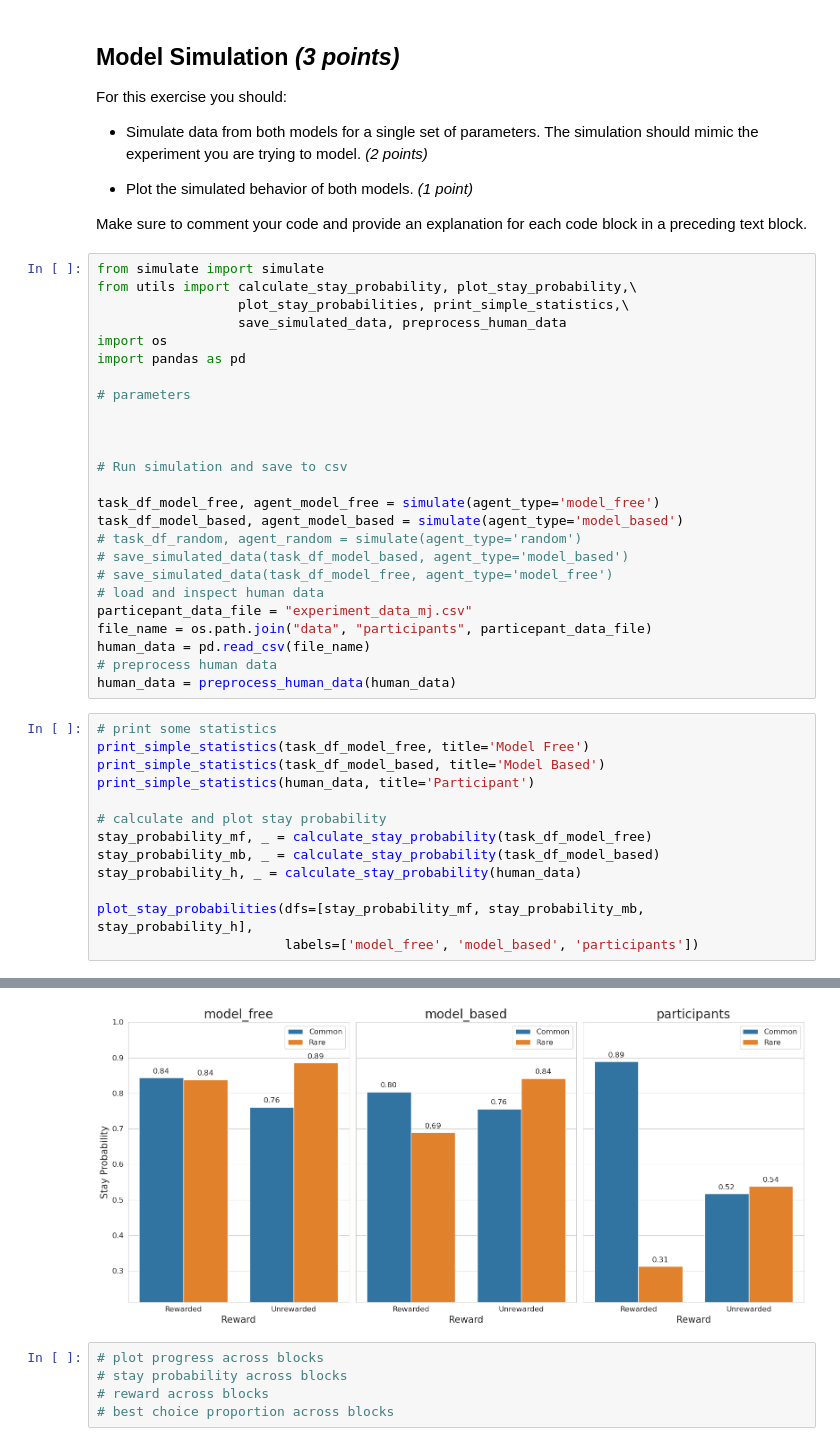
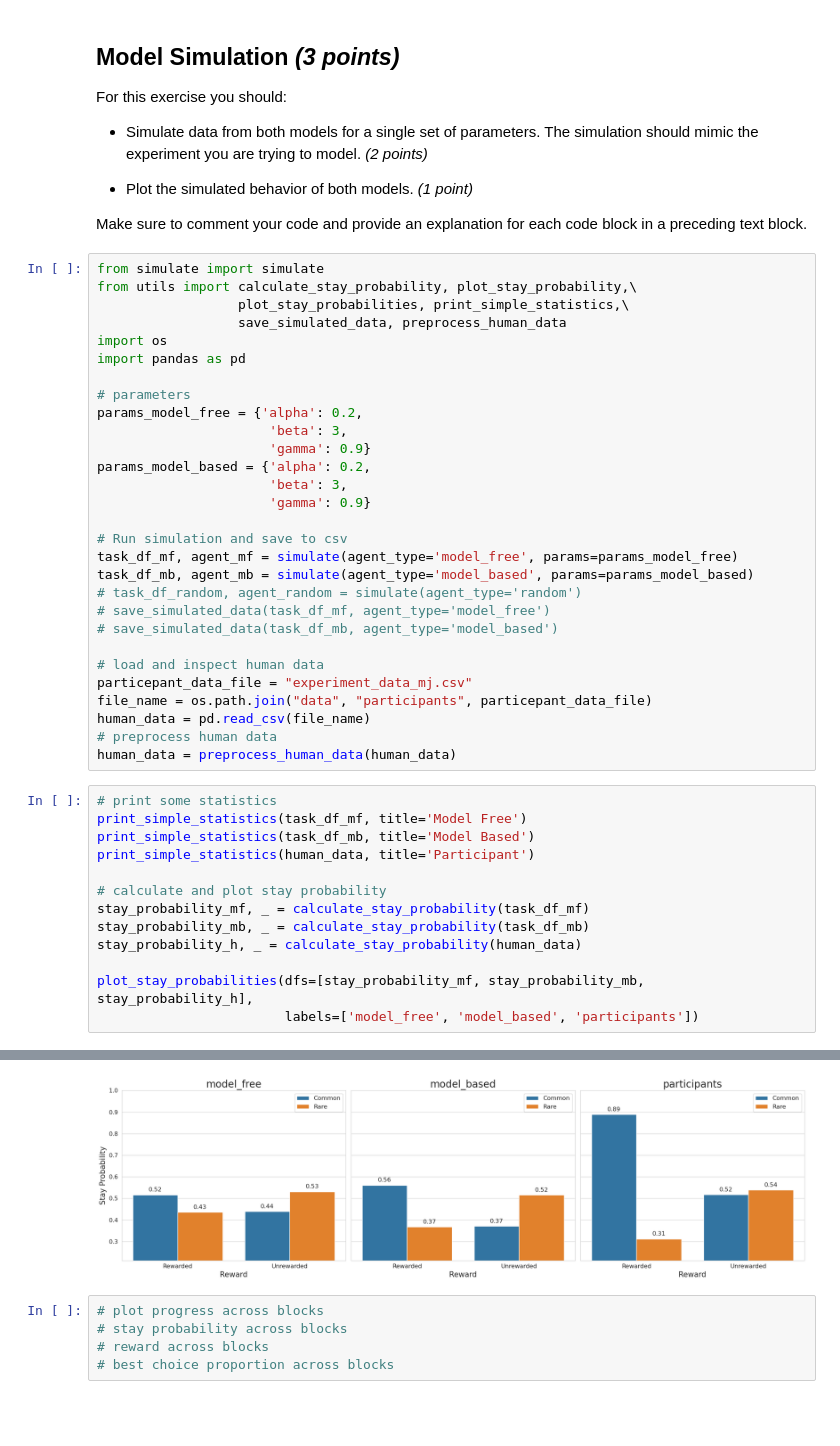
Before and after one commit to imtezcan/rl-twoStepTask, a Jupyter notebook: modeling_procedure.ipynb, the cells around one changed output, grey strips where cells are left out. Cells and saved outputs as stored; diff of their text form; blank space fills up the shorter version.

Commit message:
parameter fitting

```diff
--- a/modeling_procedure.ipynb
+++ b/modeling_procedure.ipynb
@@ -121,16 +128,20 @@ import os
 import pandas as pd
 
 # parameters
-
-
+params_model_free = {'alpha': 0.2,
+                      'beta': 3,
+                      'gamma': 0.9}
+params_model_based = {'alpha': 0.2,
+                      'beta': 3,
+                      'gamma': 0.9}
 
 # Run simulation and save to csv
+task_df_mf, agent_mf = simulate(agent_type='model_free', params=params_model_free)
+task_df_mb, agent_mb = simulate(agent_type='model_based', params=params_model_based)
+# task_df_random, agent_random = simulate(agent_type='random')
+# save_simulated_data(task_df_mf, agent_type='model_free')
+# save_simulated_data(task_df_mb, agent_type='model_based')
 
-task_df_model_free, agent_model_free = simulate(agent_type='model_free')
-task_df_model_based, agent_model_based = simulate(agent_type='model_based')
-# task_df_random, agent_random = simulate(agent_type='random')
-# save_simulated_data(task_df_model_based, agent_type='model_based')
-# save_simulated_data(task_df_model_free, agent_type='model_free')
 # load and inspect human data
 particepant_data_file = "experiment_data_mj.csv"
 file_name = os.path.join("data", "participants", particepant_data_file)
@@ -139,13 +150,13 @@ human_data = pd.read_csv(file_name)
 human_data = preprocess_human_data(human_data)
 # %%
 # print some statistics
-print_simple_statistics(task_df_model_free, title='Model Free')
-print_simple_statistics(task_df_model_based, title='Model Based')
+print_simple_statistics(task_df_mf, title='Model Free')
+print_simple_statistics(task_df_mb, title='Model Based')
 print_simple_statistics(human_data, title='Participant')
 
 # calculate and plot stay probability
-stay_probability_mf, _ = calculate_stay_probability(task_df_model_free)
-stay_probability_mb, _ = calculate_stay_probability(task_df_model_based)
+stay_probability_mf, _ = calculate_stay_probability(task_df_mf)
+stay_probability_mb, _ = calculate_stay_probability(task_df_mb)
 stay_probability_h, _ = calculate_stay_probability(human_data)
 
 plot_stay_probabilities(dfs=[stay_probability_mf, stay_probability_mb, stay_probability_h],
@@ -160,7 +171,7 @@ rewarded trails percentage: 69.5 %
 ### Participant
 common transitions percentage: 70.5 %
 rewarded trails percentage: 56.99999999999999 %
-[figure, old version]
+[figure, new version]
 # %%
 # plot progress across blocks
 # stay probability across blocks
```
Also changed, not shown: parts of 10 cells of this notebook, 6 other files.
